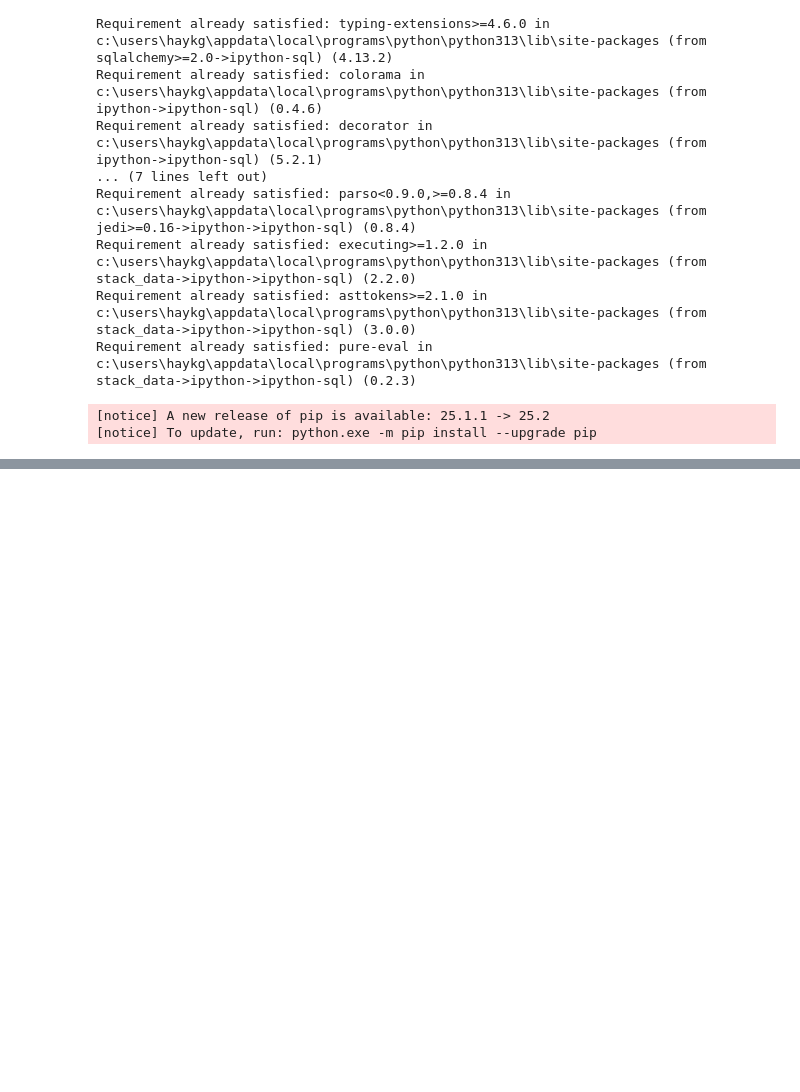
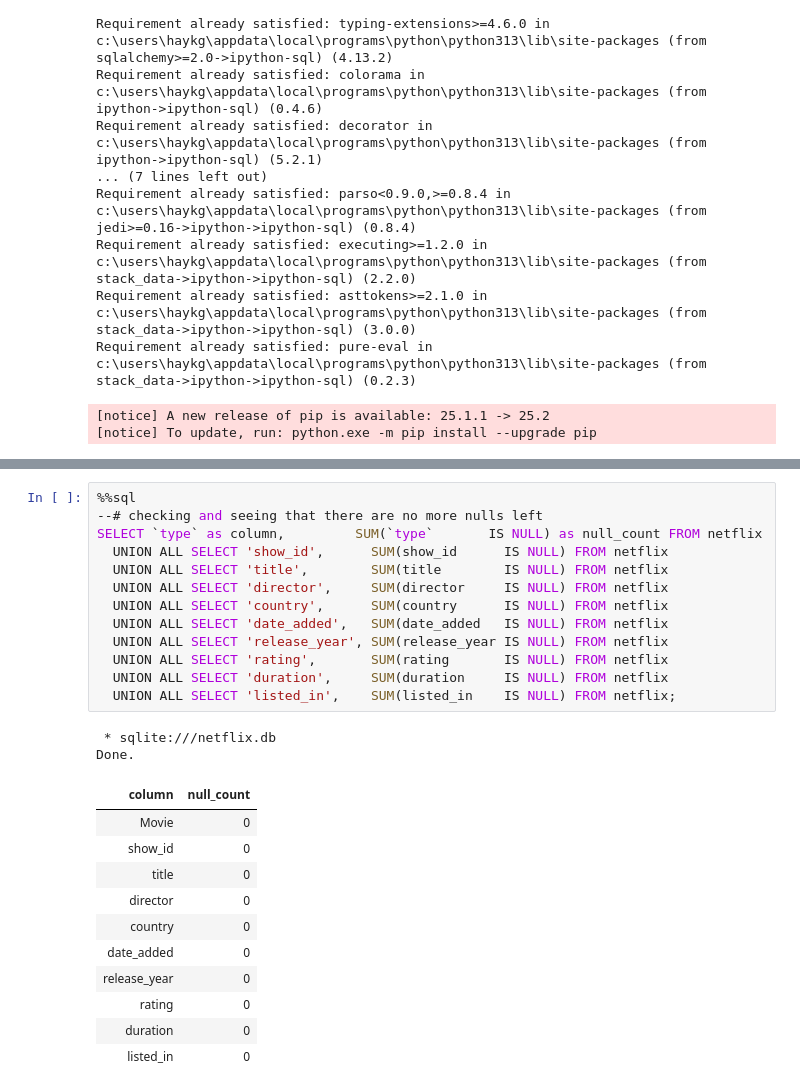
Before and after one commit to hayk9704/Netflix_data_EDA, a Jupyter notebook: netflix_explore.ipynb, the cells around one changed output, grey strips where cells are left out. Drawn from its saved outputs; the diff is of its cells as text; blank space fills up the shorter version.

```diff
--- a/netflix_explore.ipynb
+++ b/netflix_explore.ipynb
@@ -153,0 +336,27 @@ Done.
+# %%
+%%sql
+--# checking and seeing that there are no more nulls left
+SELECT `type` as column,         SUM(`type`       IS NULL) as null_count FROM netflix
+  UNION ALL SELECT 'show_id',      SUM(show_id      IS NULL) FROM netflix
+  UNION ALL SELECT 'title',        SUM(title        IS NULL) FROM netflix
+  UNION ALL SELECT 'director',     SUM(director     IS NULL) FROM netflix
+  UNION ALL SELECT 'country',      SUM(country      IS NULL) FROM netflix
+  UNION ALL SELECT 'date_added',   SUM(date_added   IS NULL) FROM netflix
+  UNION ALL SELECT 'release_year', SUM(release_year IS NULL) FROM netflix
+  UNION ALL SELECT 'rating',       SUM(rating       IS NULL) FROM netflix
+  UNION ALL SELECT 'duration',     SUM(duration     IS NULL) FROM netflix
+  UNION ALL SELECT 'listed_in',    SUM(listed_in    IS NULL) FROM netflix;
+# %% [output]
+ * sqlite:///netflix.db
+Done.
+| column | null_count |
+| Movie | 0 |
+| show_id | 0 |
+| title | 0 |
+| director | 0 |
+| country | 0 |
+| date_added | 0 |
+| release_year | 0 |
+| rating | 0 |
+| duration | 0 |
+| listed_in | 0 |
```
Also changed, not shown: parts of 21 cells of this notebook, 1 other file.
